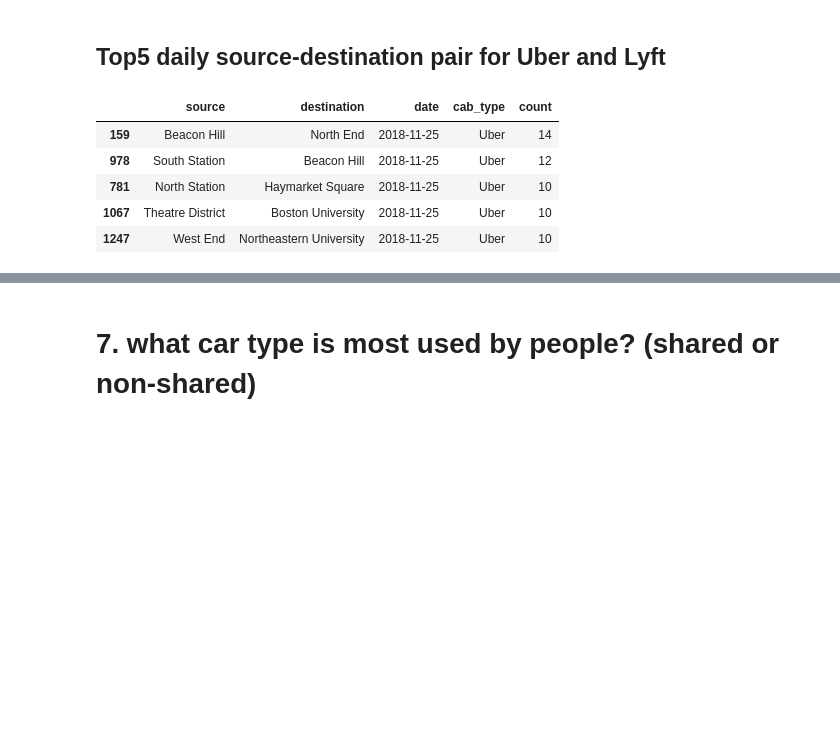
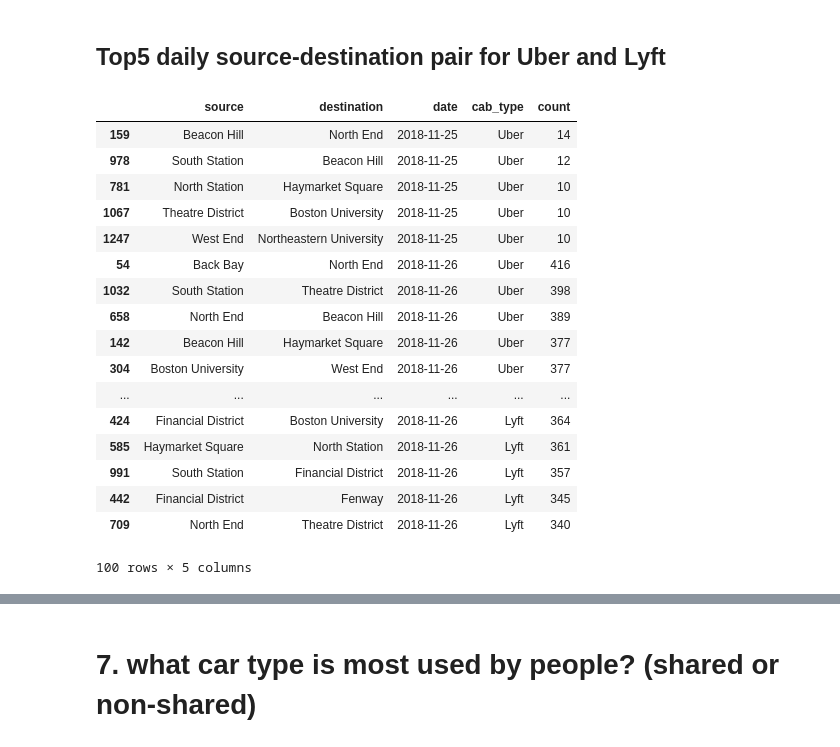
Before and after one commit to edgarp2017/Price-Trend-of-Riding-Apps, a Jupyter notebook: visualization_6_7.ipynb, the cells around one changed output, grey strips where cells are left out. Drawn from its saved outputs; the diff is of its cells as text; code cells hidden in the pictures; blank space fills up the shorter version.

```diff
--- a/visualization_6_7.ipynb
+++ b/visualization_6_7.ipynb
@@ -146,14 +143,26 @@ lyft_top5.head(20)
 # %%
 top5 = uber_top5.append(lyft_top5)
 # %%
-top5.head()
+top5.head(100)
 # %% [output]
 |  | source | destination | date | cab_type | count |
 | 159 | Beacon Hill | North End | 2018-11-25 | Uber | 14 |
 | 978 | South Station | Beacon Hill | 2018-11-25 | Uber | 12 |
 | 781 | North Station | Haymarket Square | 2018-11-25 | Uber | 10 |
 | 1067 | Theatre District | Boston University | 2018-11-25 | Uber | 10 |
 | 1247 | West End | Northeastern University | 2018-11-25 | Uber | 10 |
+| 54 | Back Bay | North End | 2018-11-26 | Uber | 416 |
+| 1032 | South Station | Theatre District | 2018-11-26 | Uber | 398 |
+| 658 | North End | Beacon Hill | 2018-11-26 | Uber | 389 |
+| 142 | Beacon Hill | Haymarket Square | 2018-11-26 | Uber | 377 |
+| 304 | Boston University | West End | 2018-11-26 | Uber | 377 |
+| ... | ... | ... | ... | ... | ... |
+| 424 | Financial District | Boston University | 2018-11-26 | Lyft | 364 |
+| 585 | Haymarket Square | North Station | 2018-11-26 | Lyft | 361 |
+| 991 | South Station | Financial District | 2018-11-26 | Lyft | 357 |
+| 442 | Financial District | Fenway | 2018-11-26 | Lyft | 345 |
+| 709 | North End | Theatre District | 2018-11-26 | Lyft | 340 |
+100 rows × 5 columns
 # %%
 fig = px.scatter(top5,
                  x='source', y='destination',
```
Also changed, not shown: parts of 6 cells of this notebook.
